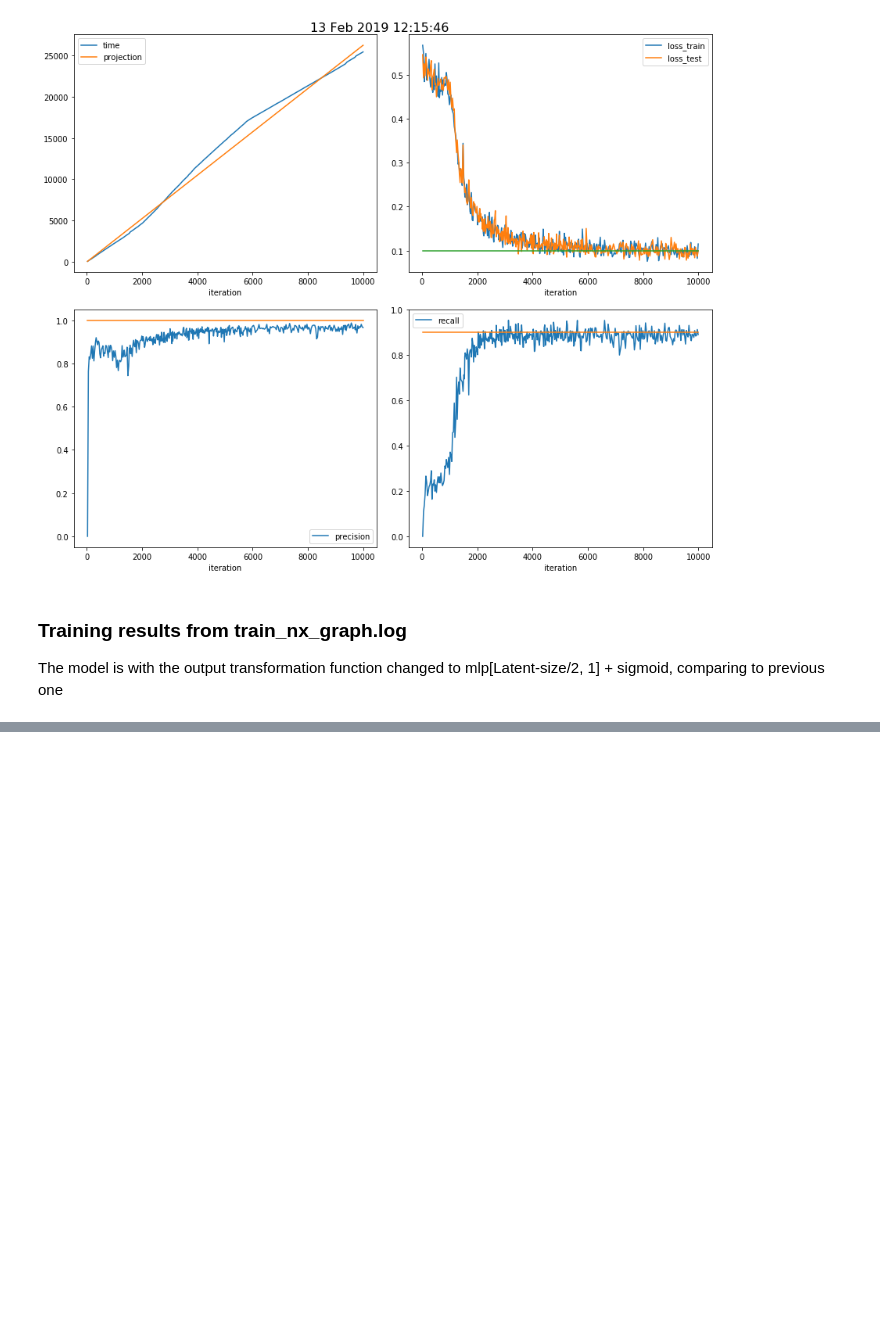
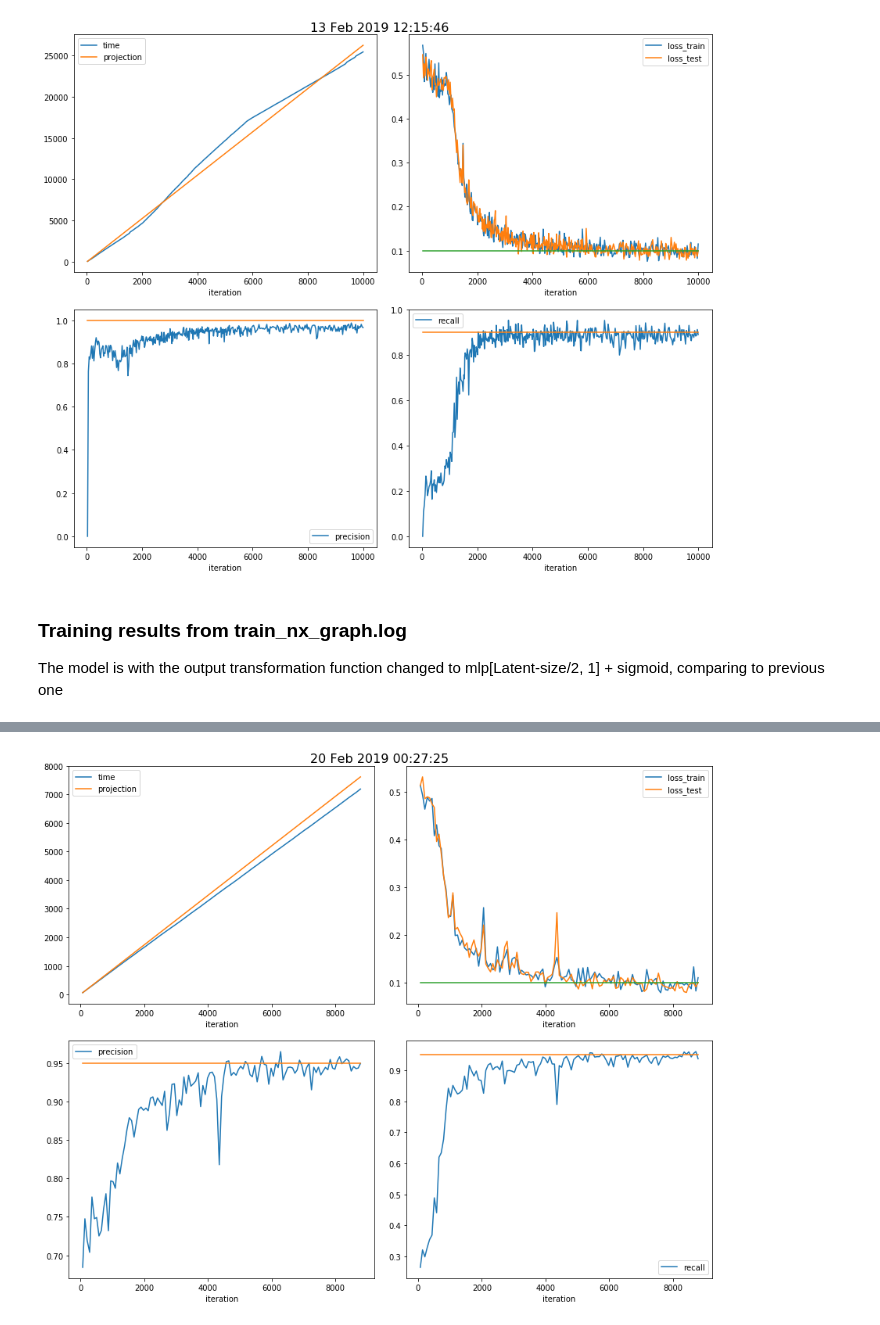
Before and after one commit to xju2/heptrkx-gnn-tracking, a Jupyter notebook: notebooks/ReadNXGraphLog.ipynb, the cells around one changed output, grey strips where cells are left out. Cells and saved outputs as stored; diff of their text form; code cells hidden in the pictures; blank space fills up the shorter version.

```diff
--- a/notebooks/ReadNXGraphLog.ipynb
+++ b/notebooks/ReadNXGraphLog.ipynb
@@ -87,0 +88,5 @@ df_info = plot_info(data_info[itime], time.strftime(time_format, time_info[itime
+# %%
+itime = 0
+df_info = plot_info(data_info[itime], time.strftime(time_format, time_info[itime]))
+# %% [output]
+[figure, added]
```
Also changed, not shown: parts of 2 cells of this notebook, 2 other files.
